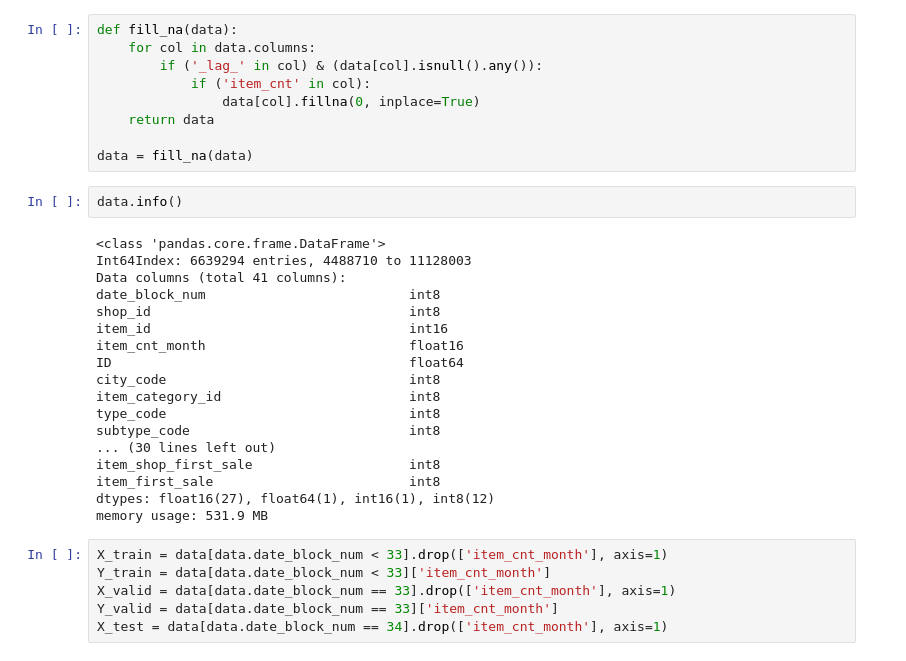
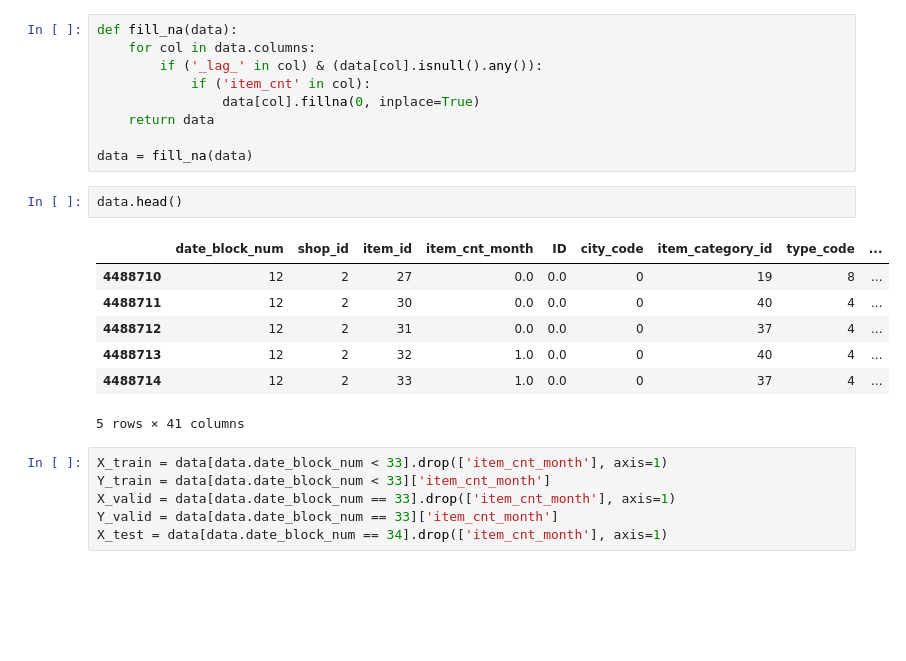
Before and after one commit to PaulGuo5/Predict-Future-Sales, a Jupyter notebook: preprocess.ipynb, the cells around one changed output. Drawn from its saved outputs; the diff is of its cells as text; blank space fills up the shorter version.

```diff
--- a/preprocess.ipynb
+++ b/preprocess.ipynb
@@ -426,25 +428,15 @@ def fill_na(data):
 
 data = fill_na(data)
 # %%
-data.info()
+data.head()
 # %% [output]
+|  | date_block_num | shop_id | item_id | item_cnt_month | ID | city_code | item_category_id | type_code | ... |
+| 4488710 | 12 | 2 | 27 | 0.0 | 0.0 | 0 | 19 | 8 | ... |
+| 4488711 | 12 | 2 | 30 | 0.0 | 0.0 | 0 | 40 | 4 | ... |
+| 4488712 | 12 | 2 | 31 | 0.0 | 0.0 | 0 | 37 | 4 | ... |
+| 4488713 | 12 | 2 | 32 | 1.0 | 0.0 | 0 | 40 | 4 | ... |
+| 4488714 | 12 | 2 | 33 | 1.0 | 0.0 | 0 | 37 | 4 | ... |
-<class 'pandas.core.frame.DataFrame'>
-Int64Index: 6639294 entries, 4488710 to 11128003
-Data columns (total 41 columns):
-date_block_num                          int8
-shop_id                                 int8
-item_id                                 int16
-item_cnt_month                          float16
-ID                                      float64
-city_code                               int8
-item_category_id                        int8
-type_code                               int8
-subtype_code                            int8
-... (30 lines left out)
-item_shop_first_sale                    int8
-item_first_sale                         int8
-dtypes: float16(27), float64(1), int16(1), int8(12)
-memory usage: 531.9 MB
+5 rows × 41 columns
 # %%
 X_train = data[data.date_block_num < 33].drop(['item_cnt_month'], axis=1)
 Y_train = data[data.date_block_num < 33]['item_cnt_month']
```
Also changed, not shown: parts of 8 cells of this notebook.
